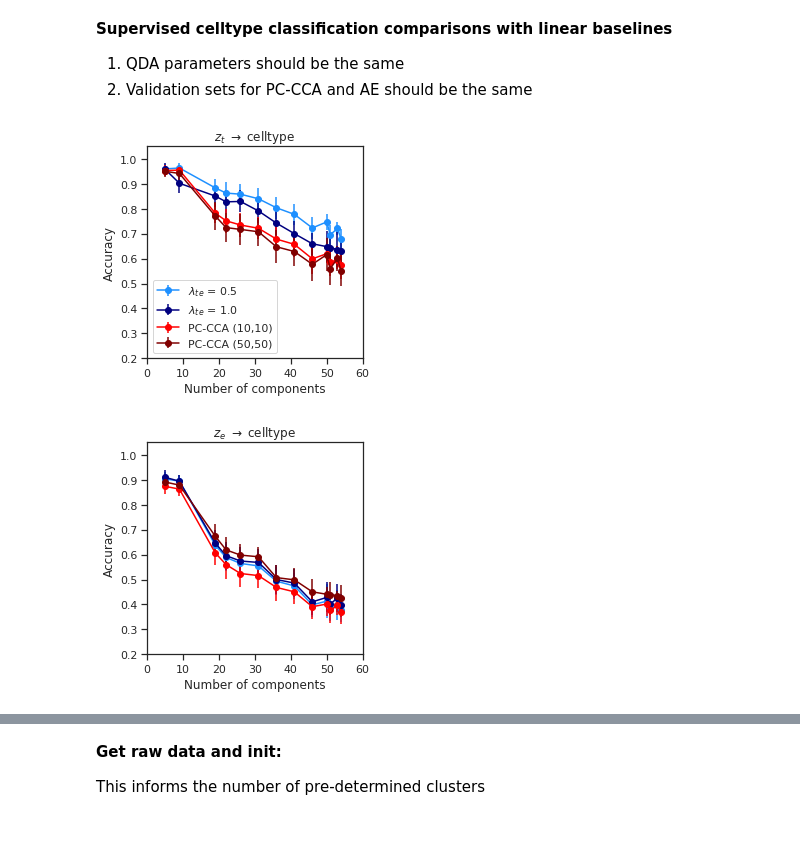
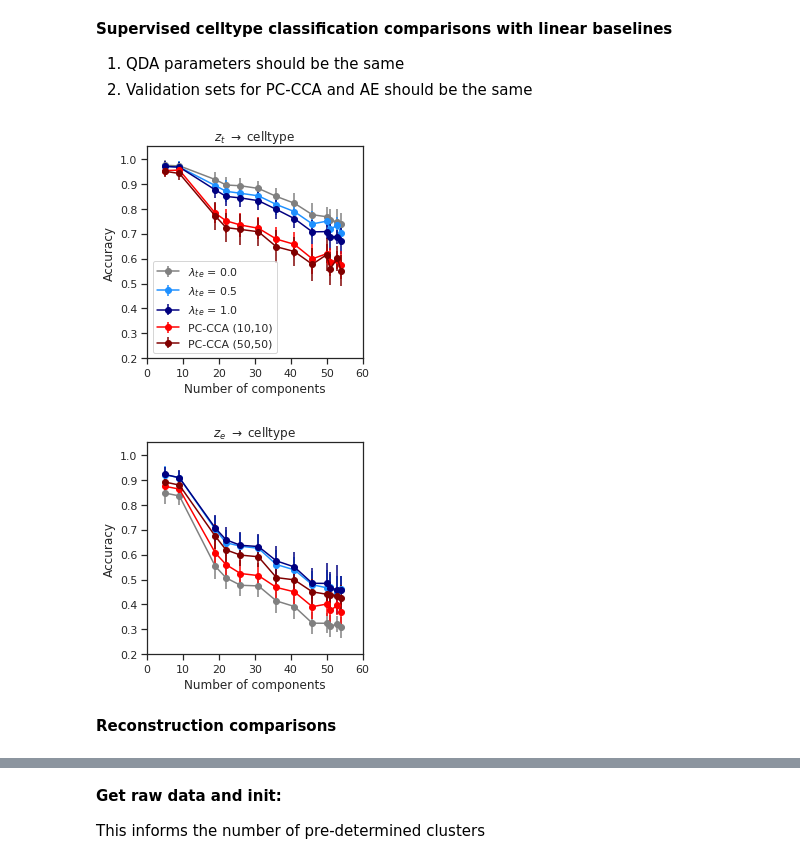
Before and after one commit to AllenInstitute/coupledAE-patchseq, a Jupyter notebook: analysis_baselines.ipynb, the cells around one changed output, grey strips where cells are left out. Cells and saved outputs as stored; diff of their text form; code cells hidden in the pictures; blank space fills up the shorter version.

Commit message:
Baselines figure with lambda = 0 information

```diff
--- a/analysis_baselines.ipynb
+++ b/analysis_baselines.ipynb
@@ -73,7 +73,7 @@ O = sio.loadmat(origdata_pth,squeeze_me=True)
 #Representations
 alpha_T=1.0
 alpha_E=1.0
-lambda_TE=1.0
+lambda_TE=0.0
 n_cvfolds=44
 aug = 0
 
@@ -99,7 +99,7 @@ n_min_samples = 6
 dummy_most_freq = DummyClassifier(strategy="most_frequent")
 dummy_prior = DummyClassifier(strategy="stratified")
 
-fiton = 'zE'
+fiton = 'zT'
 
 for cv in tqdm(CVdict.keys()):
     D = CVdict[cv]
@@ -421,38 +421,45 @@ sns.set_style('ticks',{'axes.grid' : False})
 fiton_txt=['z_t','z_e']
 for txt_ind,fiton in enumerate(['zT','zE']):
     res_pth = '/home/rohan/Remote-AI/dat/result/Patchseq_NM_proc/'
-    fname_list = ['QDA_{:s}_NM_aT_1-0_aE_1-0_cs_0-5_ad_0_ld_3_bs_200_se_500_ne_1500.csv'.format(fiton),\
-                 'QDA_{:s}_NM_aT_1-0_aE_1-0_cs_1-0_ad_0_ld_3_bs_200_se_500_ne_1500.csv'.format(fiton),\
-                 'QDA_{:s}_PCCCA_NM_Edat_pcipfx_10-10-pc-3-cca.csv'.format(fiton),\
-                 'QDA_{:s}_PCCCA_NM_Edat_pcipfx_50-50-pc-3-cca.csv'.format(fiton)]
+    #'QDA_{:s}_NM_aT_1-0_aE_1-0_cs_0-5_ad_0_ld_3_bs_200_se_500_ne_1500.csv'.format(fiton),\
+    #'QDA_{:s}_NM_aT_1-0_aE_1-0_cs_1-0_ad_0_ld_3_bs_200_se_500_ne_1500.csv'.format(fiton),\
+    fname_list = ['QDA_{:s}_NM_aT_1-0_aE_1-0_cs_0-0_ad_0_ld_3_bs_200_se_500_ne_1500.csv'.format(fiton),\
+                  'QDA_{:s}_NM_aT_1-0_aE_1-0_cs_0-5_ad_1_ld_3_bs_200_se_500_ne_1500.csv'.format(fiton),\
+                  'QDA_{:s}_NM_aT_1-0_aE_1-0_cs_1-0_ad_1_ld_3_bs_200_se_500_ne_1500.csv'.format(fiton),\
+                  'QDA_{:s}_PCCCA_NM_Edat_pcipfx_10-10-pc-3-cca.csv'.format(fiton),\
+                  'QDA_{:s}_PCCCA_NM_Edat_pcipfx_50-50-pc-3-cca.csv'.format(fiton)]
 
     df_list = [pd.read_csv(res_pth+fname) for fname in fname_list]
 
     plt.figure(figsize=(4,4))
-    col = ['dodgerblue','navy','red','maroon']
-    lbl = [r'$\lambda_{te}$ = 0.5',r'$\lambda_{te}$ = 1.0','PC-CCA (10,10)','PC-CCA (50,50)']
+    col = ['gray',\
+           'dodgerblue','navy',\
+           'red','maroon']
+    lbl = [r'$\lambda_{te}$ = 0.0',\
+           r'$\lambda_{te}$ = 0.5',r'$\lambda_{te}$ = 1.0',\
+           'PC-CCA (10,10)','PC-CCA (50,50)']
     for i,df in enumerate(df_list):
         x_=[]
         y_=[]
         yerr_=[]
         for n in np.unique(df['n_components'].values):
             ind = df['n_components'].values==n
             x_.append(n)
             y_.append(np.mean(df['val_acc'].values[ind]))
             yerr_.append(np.std(df['val_acc'].values[ind]))
         plt.errorbar(x_,y_,yerr_,marker='o',color=col[i],label=lbl[i])
 
     if fiton=='zT':
         plt.legend()
     ax = plt.gca()
     ax.set_ylim(0.2,1.05)
     ax.set_xlim(0,60)
     ax.set_xlabel('Number of components')
     ax.set_ylabel('Accuracy')
     ax.set_title(r'${:s}$ $\rightarrow$ celltype'.format(fiton_txt[txt_ind]))
 
     plt.tight_layout()
     plt.savefig('/home/rohan/Dropbox/AllenInstitute/CellTypes/doc/Patchseq_NM_2020/{:s}-to-celltype.png'.format(fiton),dpi=300)
 # %% [output]
-[figure, old version]
+[figure, new version]
-[figure, old version]
+[figure, new version]
@@ -459,3 +468,5 @@ for txt_ind,fiton in enumerate(['zT','zE']):
+# %% [markdown]
+**Reconstruction comparisons**
 # %%
 import numpy as np
 import pandas as pd
```
Also changed, not shown: parts of 13 cells of this notebook.
